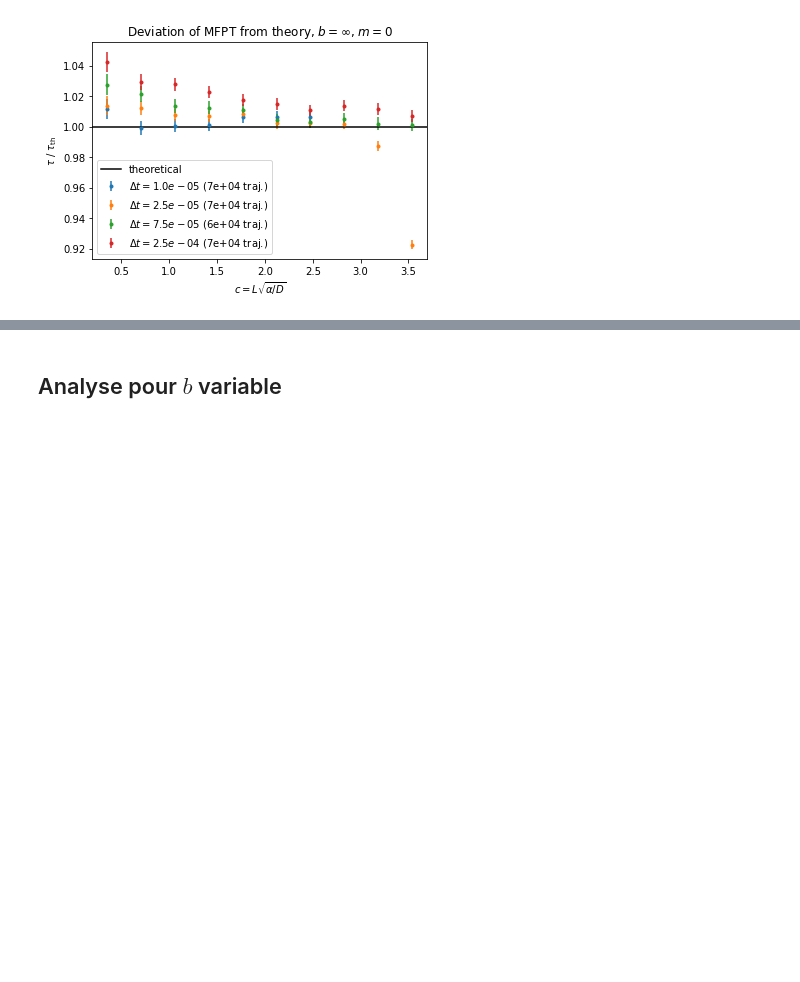
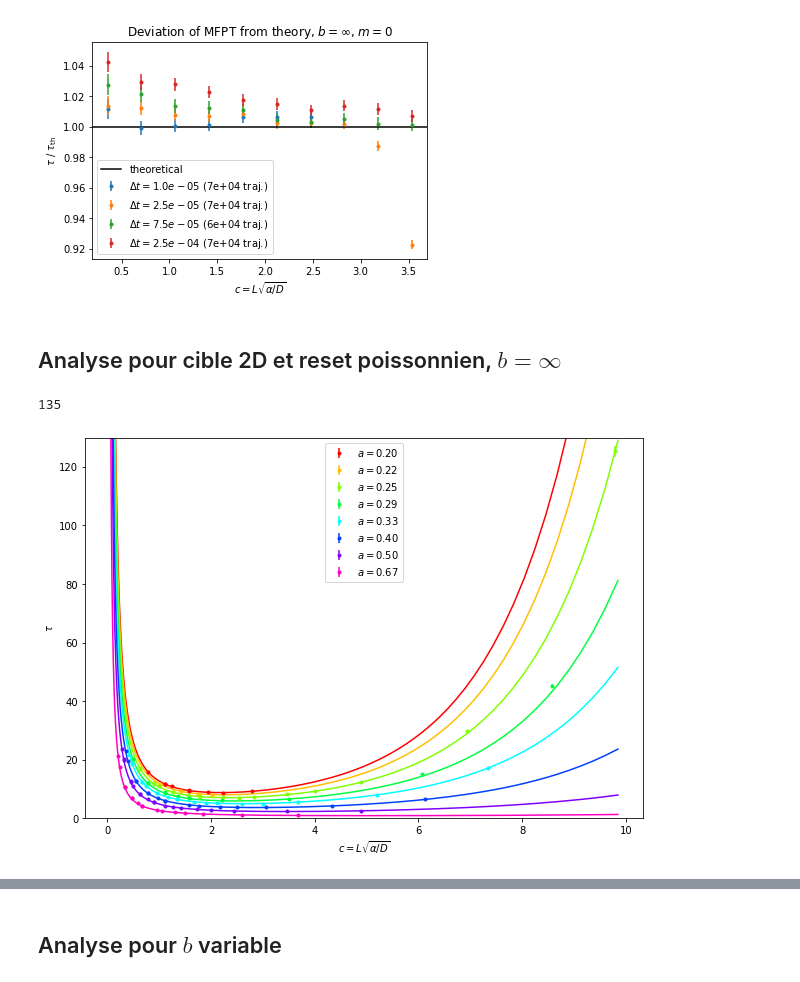
Before and after one commit to xif-fr/BrownianMotion, a Jupyter notebook: langevin-mfpt/langevin-mfpt.ipynb, the cells around one changed output, grey strips where cells are left out. Cells and saved outputs as stored; diff of their text form; code cells hidden in the pictures; blank space fills up the shorter version.

```diff
--- a/langevin-mfpt/langevin-mfpt.ipynb
+++ b/langevin-mfpt/langevin-mfpt.ipynb
@@ -109,3 +103,28 @@ plt.title(r"Deviation of MFPT from theory, $b=\infty$, $m=0$")
 plt.savefig("langevin-mfpt-c-b_inf-deviation.pdf", bbox_inches='tight')
 # %% [output]
 [figure]
+# %% [markdown]
+## Analyse pour cible 2D et reset poissonnien, $b=\infty$
+# %%
+Res = pd.DataFrame()
+load_folder("data-2d-poisson-fix")
+reset_type = 'poisson'
+# %% [output]
+135
+# %%
+groups, group_pts_min, colors = do_grouping(Res, by='a', n_colors_max=8)
+# %%
+plt.figure(figsize=(10,7))
+for a, Res_a in list(groups):
+
+    if len(Res_a) > group_pts_min:
+        c = np.logspace(-4, 3.3, 200, base=2)
+        plt.plot(c, fpt_2d_poisson_tau(np.inf,c,a), color=colors[a])
+        c, tau, err = order_c_tau(Res_a)
+        plt.errorbar(c, tau, label=r"$a={:.2f}$".format(a), color=colors[a], yerr=err, fmt='.')
+
+plt.ylim((0,130))
+show_labels()
+plt.savefig("mfpt-2d-poisson-b_inf.pdf", bbox_inches='tight')
+# %% [output]
+[figure, added]
```
Also changed, not shown: parts of 14 cells of this notebook, 11 other files.
